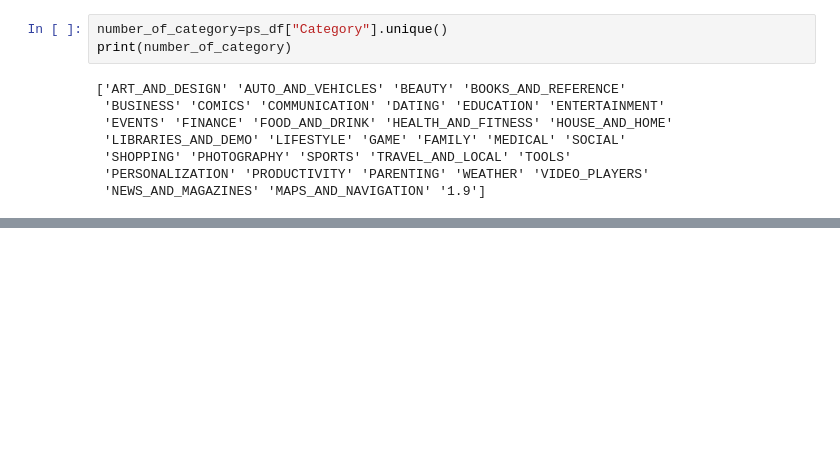
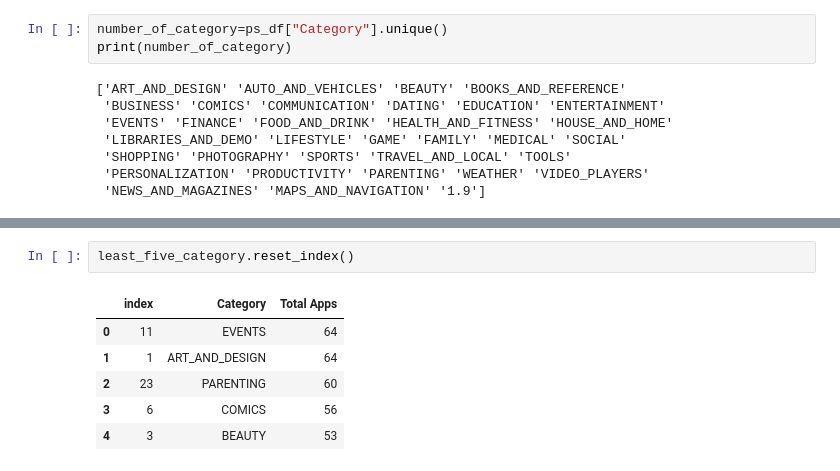
Before and after one commit to Navjotkhatri/EDA-Play-Store-App-Review-Analysis, a Jupyter notebook: EDA_Play_Store_App_Review_Analysis_Capstone_Project.ipynb, the cells around one changed output, grey strips where cells are left out. Saved outputs shown, nothing was run; the diff lists cells and outputs as text; blank space fills up the shorter version.

```diff
--- a/EDA_Play_Store_App_Review_Analysis_Capstone_Project.ipynb
+++ b/EDA_Play_Store_App_Review_Analysis_Capstone_Project.ipynb
@@ -176,0 +224,9 @@ ps_df.tail(10)
+# %%
+least_five_category.reset_index()
+# %% [output]
+|  | index | Category | Total Apps |
+| 0 | 11 | EVENTS | 64 |
+| 1 | 1 | ART_AND_DESIGN | 64 |
+| 2 | 23 | PARENTING | 60 |
+| 3 | 6 | COMICS | 56 |
+| 4 | 3 | BEAUTY | 53 |
```
Also changed, not shown: parts of 4 cells of this notebook.
